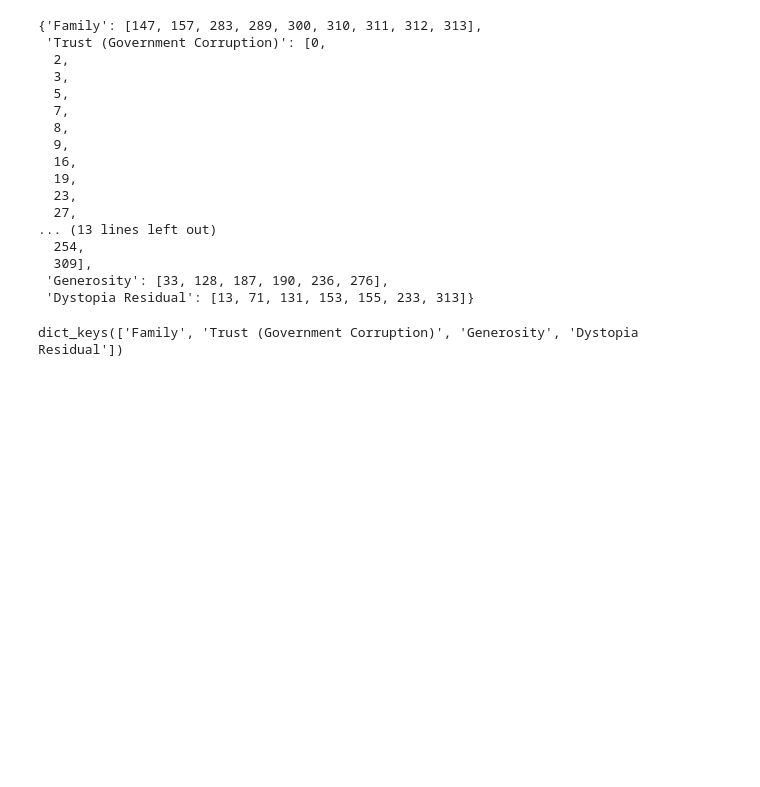
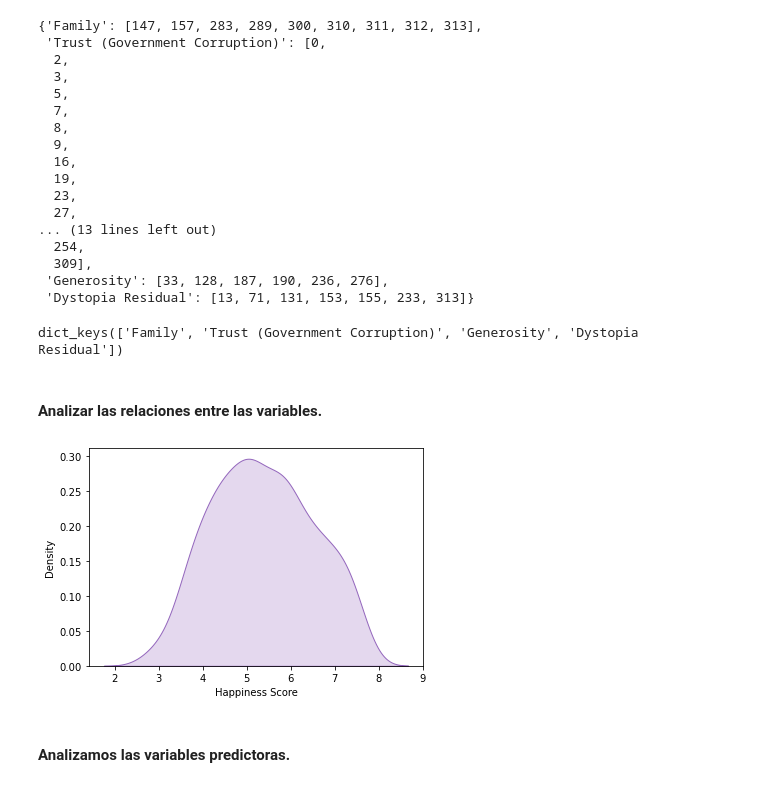
Before and after one commit to Adalab/DA-promo-c-modulo-3-sprint-1-AnaG-Laura, a Jupyter notebook: Regresón Lineal/Lección-1-Intro-ML.ipynb, the cells around one changed output. Cells and saved outputs as stored; diff of their text form; code cells hidden in the pictures; blank space fills up the shorter version.

```diff
--- a/Regresón Lineal/Lección-1-Intro-ML.ipynb
+++ b/Regresón Lineal/Lección-1-Intro-ML.ipynb
@@ -342,3 +351,17 @@ indices
 indices.keys()   #sacamos el nombre de las columnas donde hay outliers
 # %% [output]
 dict_keys(['Family', 'Trust (Government Corruption)', 'Generosity', 'Dystopia Residual'])
+# %% [markdown]
+#### Analizar las relaciones entre las variables.
+# %%
+# vamos a ver visualmente como está distribuida la variable respuesta
+
+sns.distplot(
+    df_unido["Happiness Score"],
+    hist = False,
+    color = "C4",
+    kde_kws = {"shade": True, "linewidth": 1});
+# %% [output]
+[figure, added]
+# %% [markdown]
+#### Analizamos las variables predictoras.
```
Also changed, not shown: parts of 18 cells of this notebook, 2 other files.
